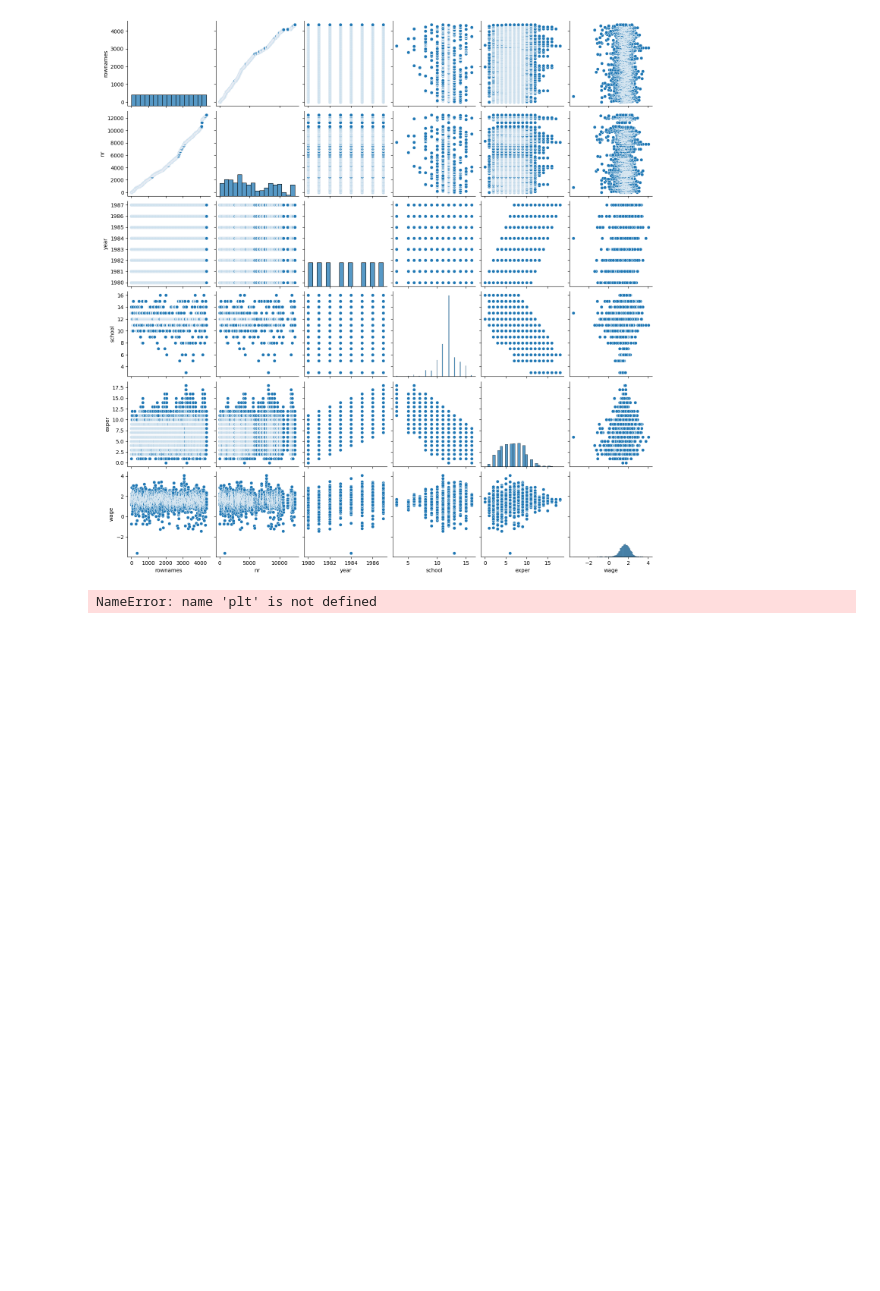
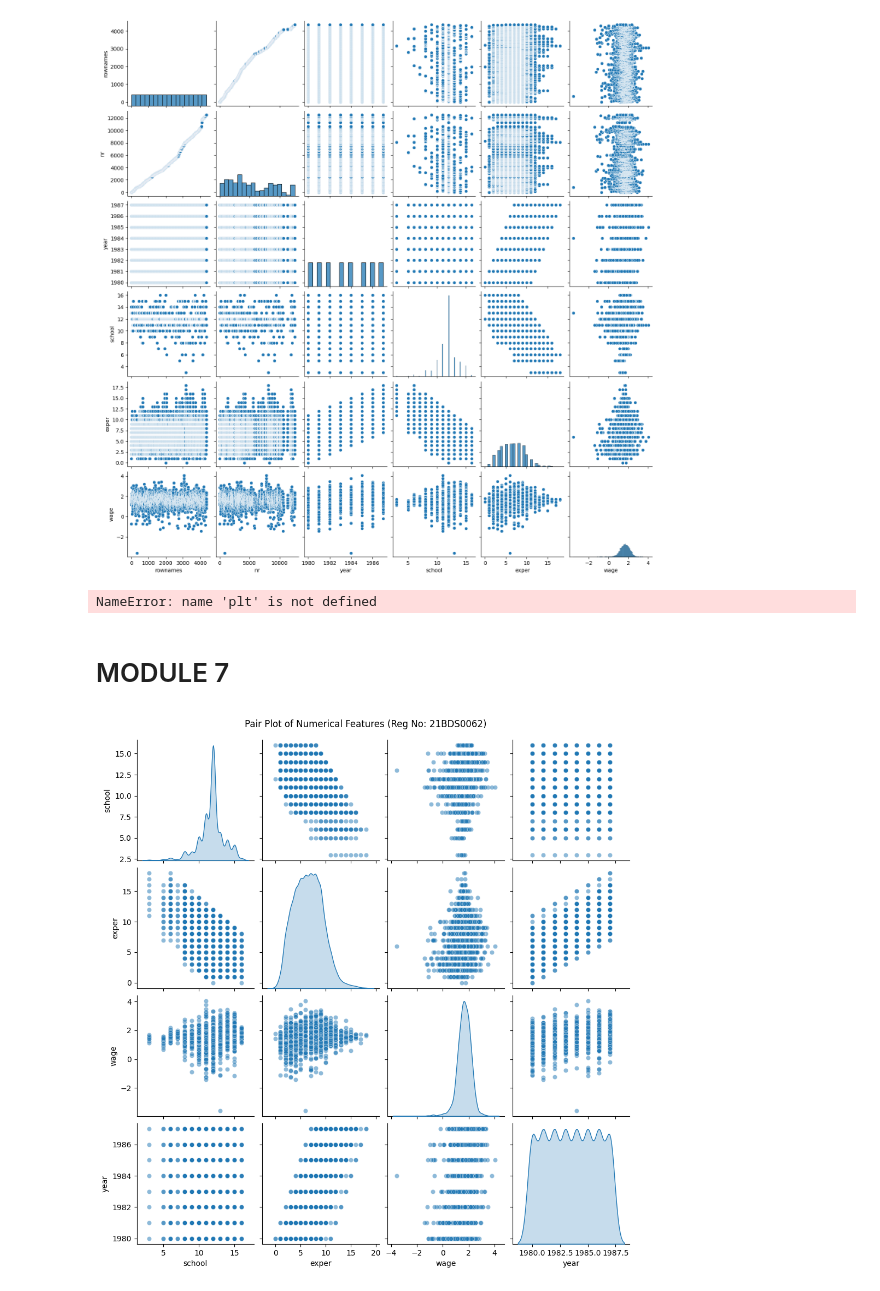
Before and after one commit to Jermish-Justin/EDA-DA, a Jupyter notebook: 21BDS0062_EDA_DA.ipynb, the cells around one changed output. Saved outputs shown, nothing was run; the diff lists cells and outputs as text; code cells hidden in the pictures; blank space fills up the shorter version.

```diff
--- a/21BDS0062_EDA_DA.ipynb
+++ b/21BDS0062_EDA_DA.ipynb
@@ -206,3 +206,40 @@ plt.title('21BDS0062 - Histogram of age')
 plt.show()
 # %% [output]
 NameError: name 'plt' is not defined
+# %% [markdown]
+# MODULE 7
+# %%
+import pandas as pd
+from sklearn.preprocessing import LabelEncoder
+
+# Load the dataset
+file_path = "Males.csv"
+males_data = pd.read_csv(file_path)
+
+# Drop irrelevant column
+males_data_cleaned = males_data.drop(columns=["rownames"])
+
+# Handle missing values in 'residence' by imputing with 'Unknown'
+males_data_cleaned['residence'] = males_data_cleaned['residence'].fillna('Unknown')
+
+# Encode categorical features
+categorical_columns = ['union', 'ethn', 'maried', 'health', 'industry', 'occupation', 'residence']
+label_encoders = {}
+
+for column in categorical_columns:
+    le = LabelEncoder()
+    males_data_cleaned[column] = le.fit_transform(males_data_cleaned[column])
+    label_encoders[column] = le
+# %%
+import seaborn as sns
+import matplotlib.pyplot as plt
+
+# Create a pair plot for numerical features
+numerical_features = ['school', 'exper', 'wage', 'year']
+sns.pairplot(males_data_cleaned[numerical_features], diag_kind='kde', plot_kws={'alpha': 0.5})
+
+# Add a title to the visualization
+plt.suptitle("Pair Plot of Numerical Features (Reg No: 21BDS0062)", y=1.02)
+plt.show()
+# %% [output]
+[figure, added]
```
Also changed, not shown: parts of 5 cells of this notebook.
